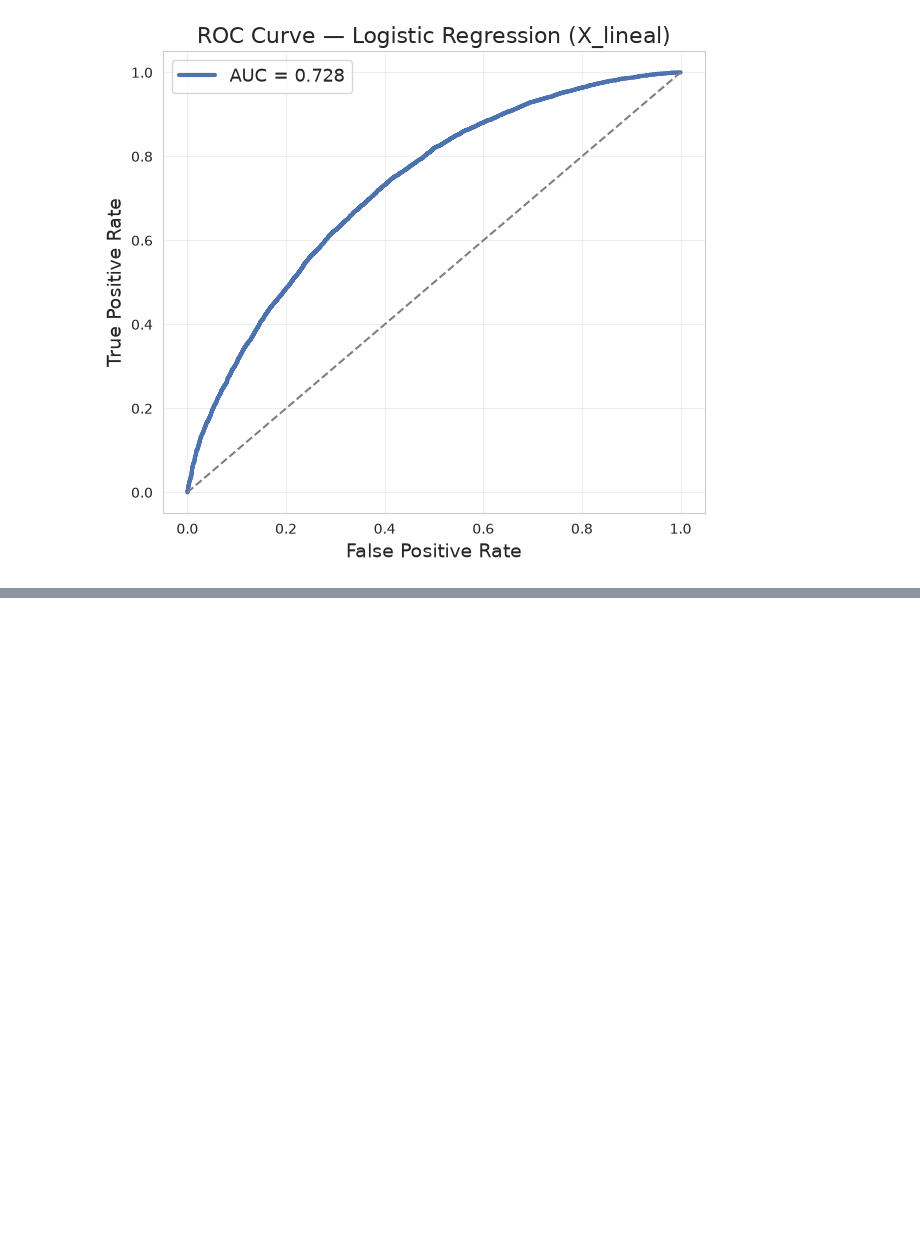
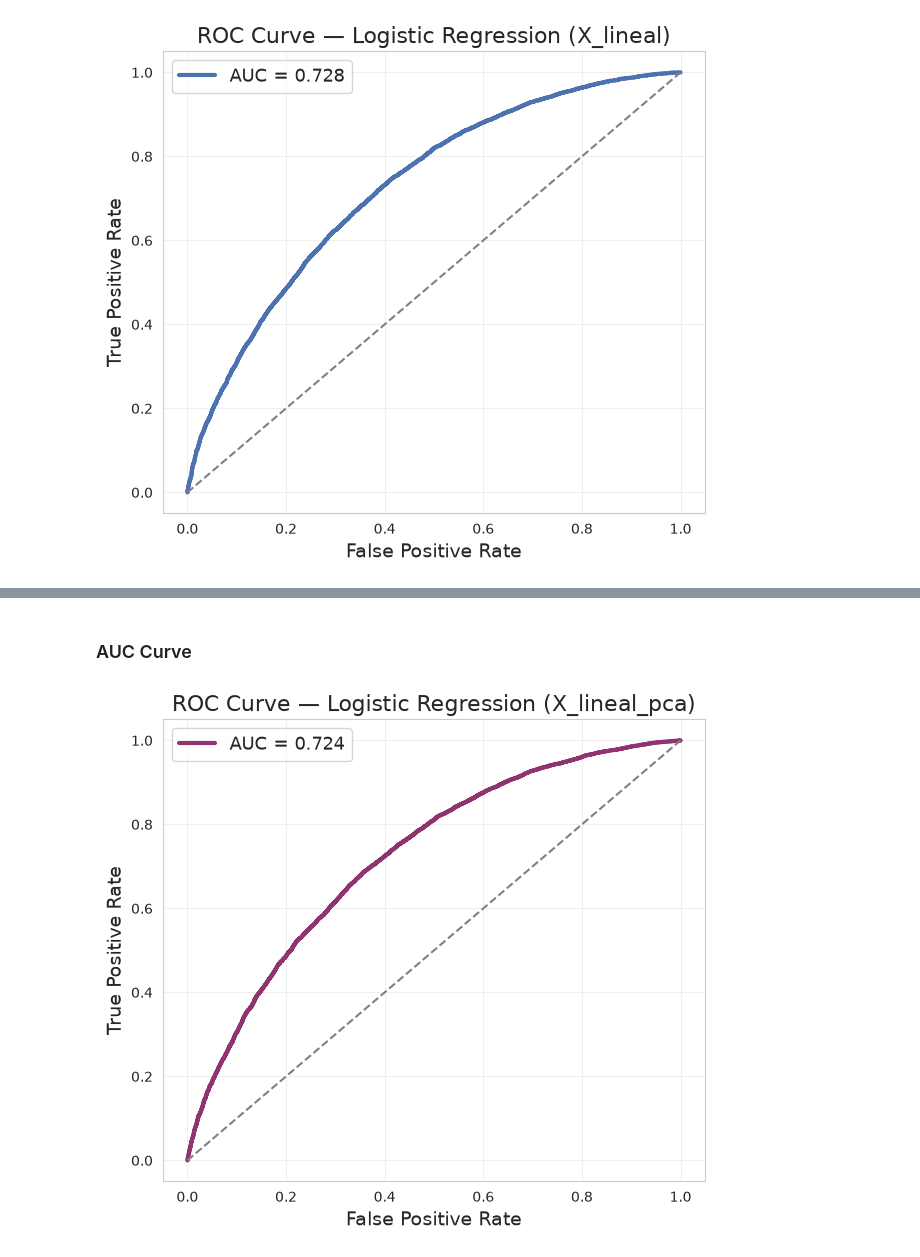
Before and after one commit to JoseAlberto88/Credit-Default-Risk-Analysis, a Jupyter notebook: python/4. Logistic regression.ipynb, the cells around one changed output, grey strips where cells are left out. Cells and saved outputs as stored; diff of their text form; code cells hidden in the pictures; blank space fills up the shorter version.

```diff
--- a/python/4. Logistic regression.ipynb
+++ b/python/4. Logistic regression.ipynb
@@ -570,0 +852,30 @@ Together, these two models illustrate the shift from a statistically balanced cl
+# %% [markdown]
+### AUC Curve
+# %%
+# ============================================================
+# AUC Curve — PCA model
+# ============================================================
+
+from sklearn.metrics import roc_curve, roc_auc_score
+
+auc_pca = roc_auc_score(y_test_pca, y_proba_pca)
+fpr_pca, tpr_pca, _ = roc_curve(y_test_pca, y_proba_pca)
+
+plt.figure(figsize=(7,6))
+plt.plot(
+    fpr_pca, tpr_pca,
+    label=f"AUC = {auc_pca:.3f}",
+    linewidth=3,
+    color=sns.color_palette("flare")[4]   # NEW COLOR
+)
+
+plt.plot([0,1], [0,1], linestyle="--", color="gray")
+
+plt.title("ROC Curve — Logistic Regression (X_lineal_pca)", fontsize=16)
+plt.xlabel("False Positive Rate", fontsize=14)
+plt.ylabel("True Positive Rate", fontsize=14)
+plt.legend(fontsize=13)
+plt.grid(alpha=0.3)
+plt.show()
+# %% [output]
+[figure, added]
```
Also changed, not shown: parts of 17 cells of this notebook.
